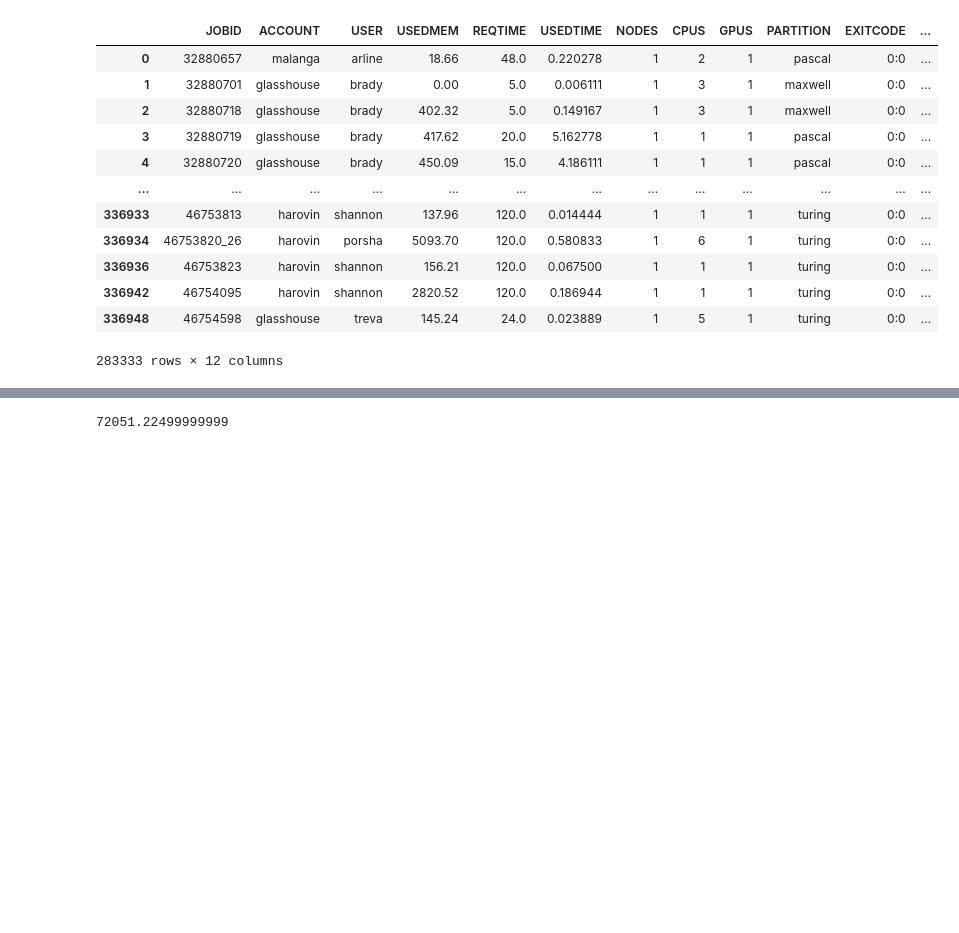
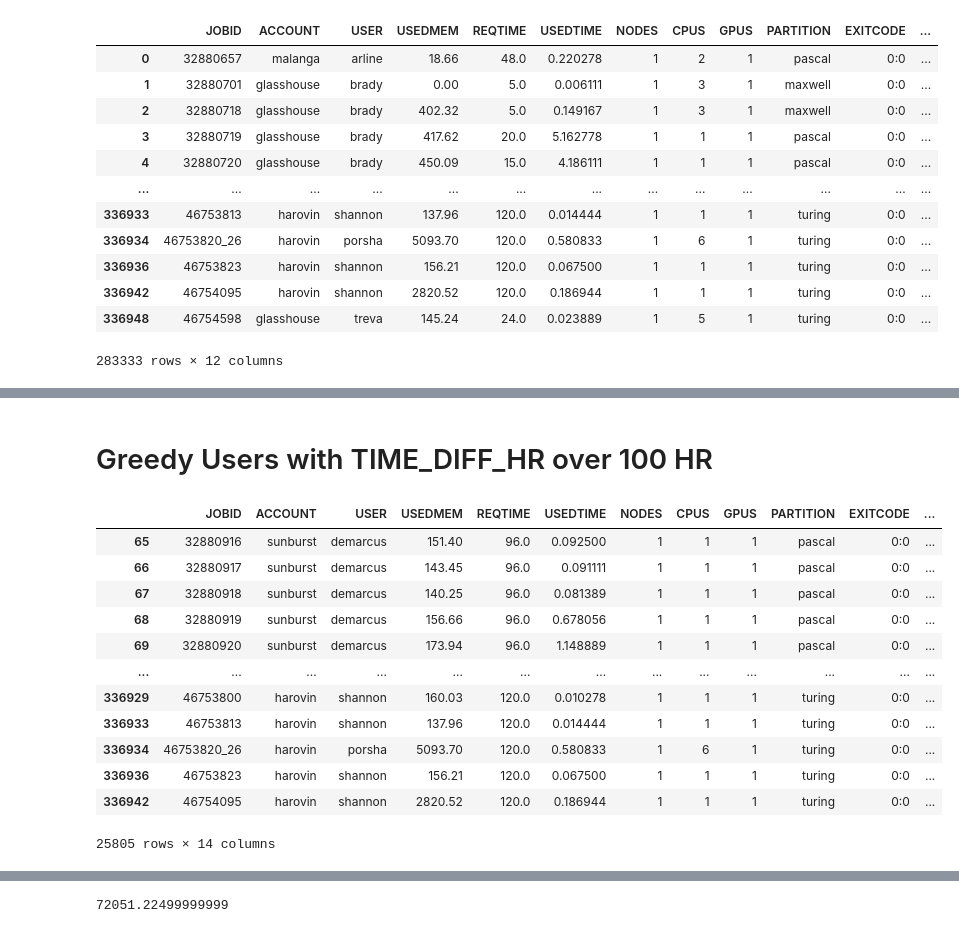
Before and after one commit to ashamaheshwari/accre_vanderbilt_project, a Jupyter notebook: Clean Data.ipynb, the cells around one changed output, grey strips where cells are left out. Cells and saved outputs as stored; diff of their text form; code cells hidden in the pictures; blank space fills up the shorter version.

```diff
--- a/Clean Data.ipynb
+++ b/Clean Data.ipynb
@@ -142,0 +199,18 @@ completed
+# %% [markdown]
+# Greedy Users with TIME_DIFF_HR over 100 HR
+# %%
+completed[completed['TIME_DIFF_HR']>90]
+# %% [output]
+|  | JOBID | ACCOUNT | USER | USEDMEM | REQTIME | USEDTIME | NODES | CPUS | GPUS | PARTITION | EXITCODE | ... |
+| 65 | 32880916 | sunburst | demarcus | 151.40 | 96.0 | 0.092500 | 1 | 1 | 1 | pascal | 0:0 | ... |
+| 66 | 32880917 | sunburst | demarcus | 143.45 | 96.0 | 0.091111 | 1 | 1 | 1 | pascal | 0:0 | ... |
+| 67 | 32880918 | sunburst | demarcus | 140.25 | 96.0 | 0.081389 | 1 | 1 | 1 | pascal | 0:0 | ... |
+| 68 | 32880919 | sunburst | demarcus | 156.66 | 96.0 | 0.678056 | 1 | 1 | 1 | pascal | 0:0 | ... |
+| 69 | 32880920 | sunburst | demarcus | 173.94 | 96.0 | 1.148889 | 1 | 1 | 1 | pascal | 0:0 | ... |
+| ... | ... | ... | ... | ... | ... | ... | ... | ... | ... | ... | ... | ... |
+| 336929 | 46753800 | harovin | shannon | 160.03 | 120.0 | 0.010278 | 1 | 1 | 1 | turing | 0:0 | ... |
+| 336933 | 46753813 | harovin | shannon | 137.96 | 120.0 | 0.014444 | 1 | 1 | 1 | turing | 0:0 | ... |
+| 336934 | 46753820_26 | harovin | porsha | 5093.70 | 120.0 | 0.580833 | 1 | 6 | 1 | turing | 0:0 | ... |
+| 336936 | 46753823 | harovin | shannon | 156.21 | 120.0 | 0.067500 | 1 | 1 | 1 | turing | 0:0 | ... |
+| 336942 | 46754095 | harovin | shannon | 2820.52 | 120.0 | 0.186944 | 1 | 1 | 1 | turing | 0:0 | ... |
+25805 rows × 14 columns
```
Also changed, not shown: parts of 13 cells of this notebook.
